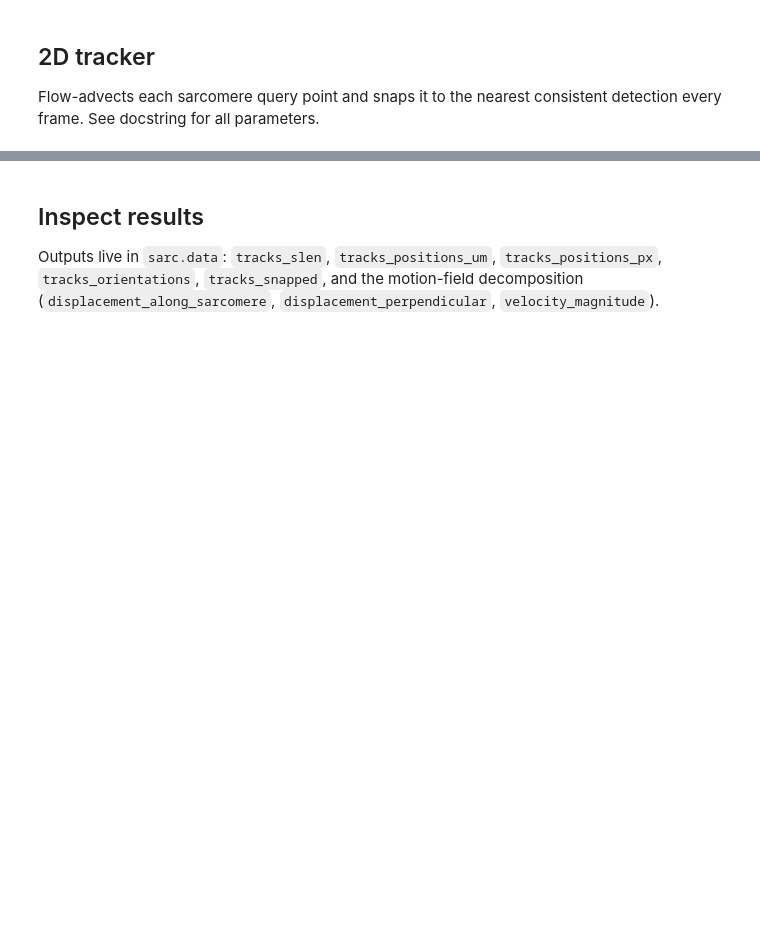
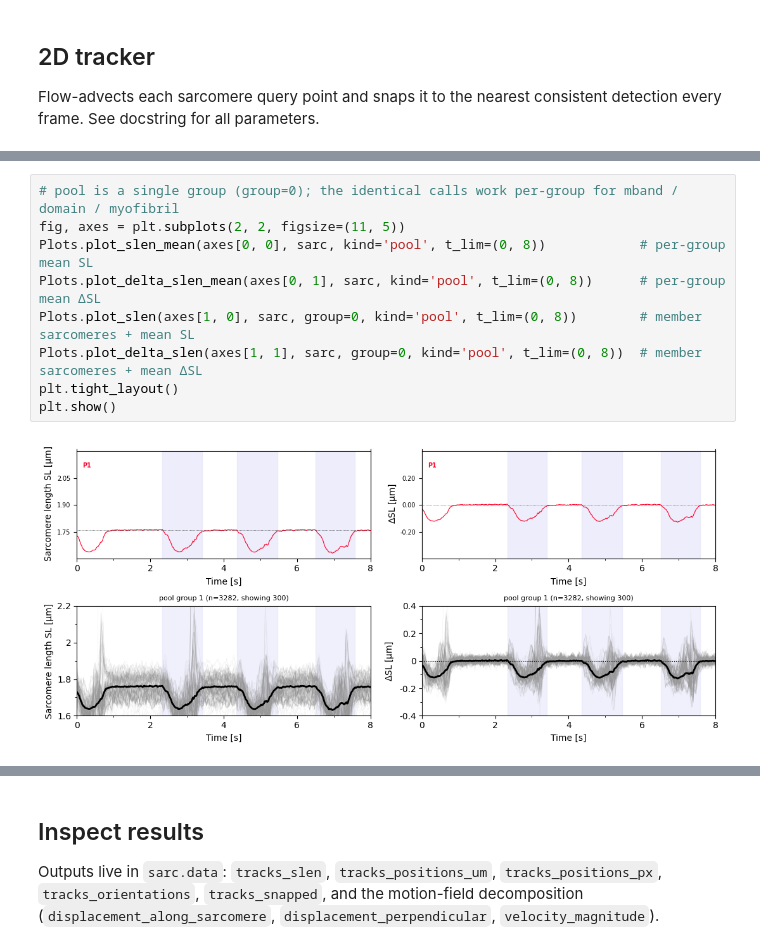
Before and after one commit to danihae/SarcAsM, a Jupyter notebook: docs/notebooks/tutorial_sarcomere_tracking.ipynb, the cells around one changed output, grey strips where cells are left out. Cells and saved outputs as stored; diff of their text form; blank space fills up the shorter version.

```diff
--- a/docs/notebooks/tutorial_sarcomere_tracking.ipynb
+++ b/docs/notebooks/tutorial_sarcomere_tracking.ipynb
@@ -57,0 +115,11 @@ sarc.track_sarcomere_vectors(frames=frames)
+# %%
+# pool is a single group (group=0); the identical calls work per-group for mband / domain / myofibril
+fig, axes = plt.subplots(2, 2, figsize=(11, 5))
+Plots.plot_slen_mean(axes[0, 0], sarc, kind='pool', t_lim=(0, 8))            # per-group mean SL
+Plots.plot_delta_slen_mean(axes[0, 1], sarc, kind='pool', t_lim=(0, 8))      # per-group mean ΔSL
+Plots.plot_slen(axes[1, 0], sarc, group=0, kind='pool', t_lim=(0, 8))        # member sarcomeres + mean SL
+Plots.plot_delta_slen(axes[1, 1], sarc, group=0, kind='pool', t_lim=(0, 8))  # member sarcomeres + mean ΔSL
+plt.tight_layout()
+plt.show()
+# %% [output]
+[figure, added]
```
Also changed, not shown: parts of 16 cells of this notebook, 1 other file.
